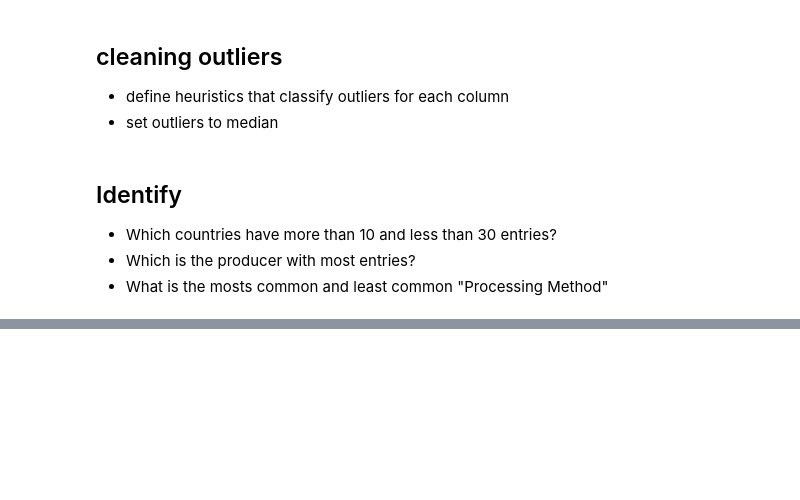
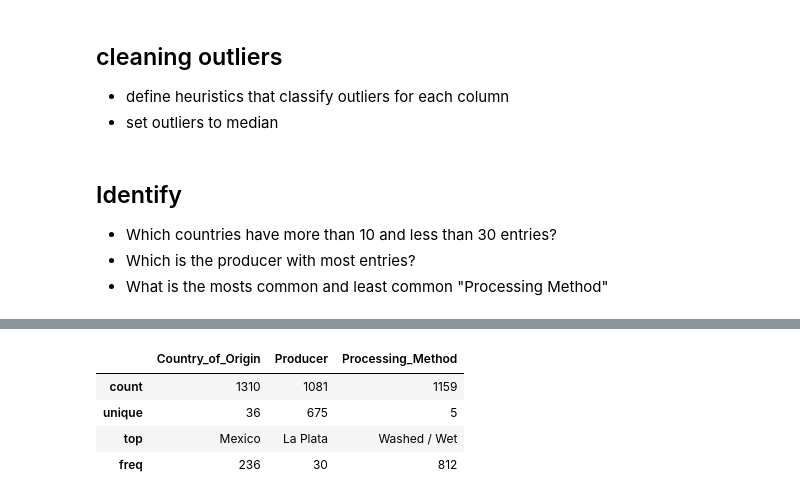
Before and after one commit to paulkittner/fufezan-lab-advanced_python_2020-21_HD, a Jupyter notebook: notebooks/06.e06.Pandas_loving_coffee.ipynb, the cells around one changed output, grey strips where cells are left out. Cells and saved outputs as stored; diff of their text form; code cells hidden in the pictures; blank space fills up the shorter version.

```diff
--- a/notebooks/06.e06.Pandas_loving_coffee.ipynb
+++ b/notebooks/06.e06.Pandas_loving_coffee.ipynb
@@ -25,0 +105,8 @@ Plot a plotly histogram for each of the remaining columns. Can you write a loop?
+# %%
+df.describe()
+# %% [output]
+|  | Country_of_Origin | Producer | Processing_Method |
+| count | 1310 | 1081 | 1159 |
+| unique | 36 | 675 | 5 |
+| top | Mexico | La Plata | Washed / Wet |
+| freq | 236 | 30 | 812 |
```
Also changed, not shown: parts of 13 cells of this notebook, 5 other files.
